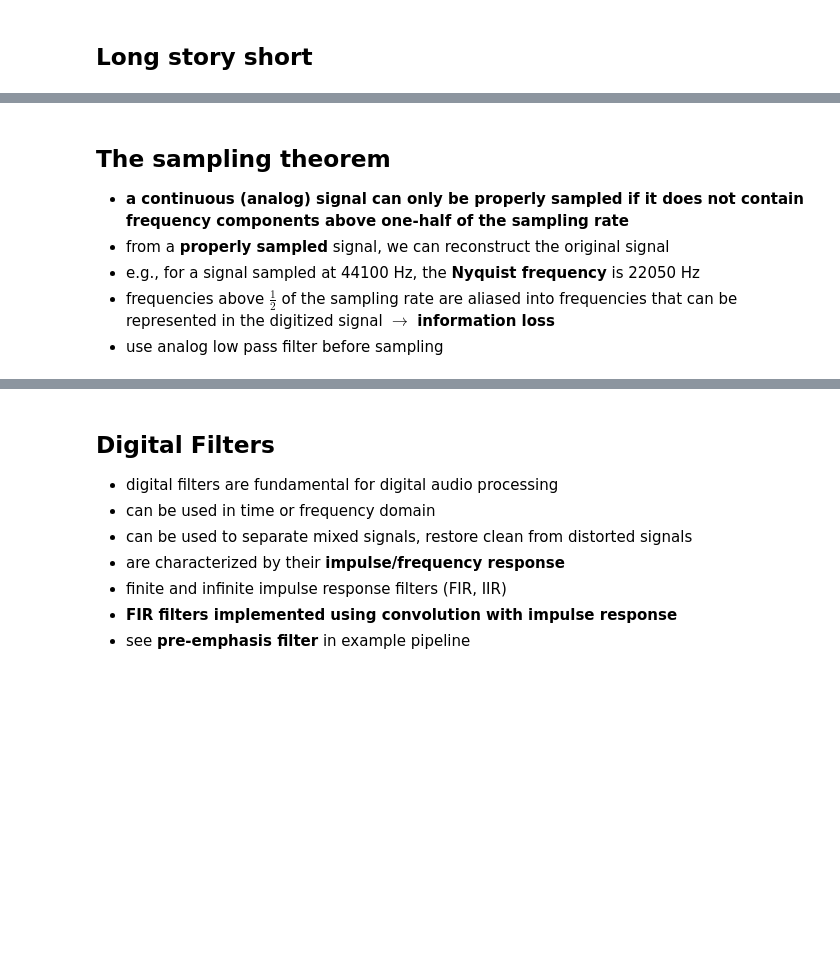
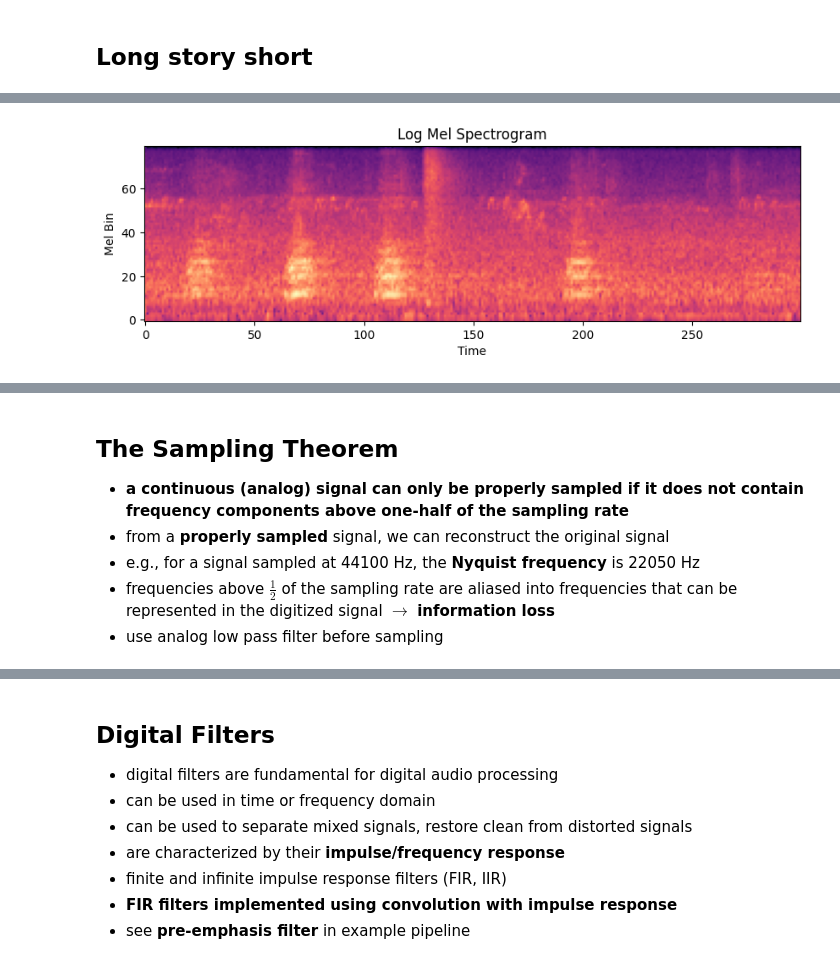
Before and after one commit to fschmid56/malach24, a Jupyter notebook: notebooks/slides.ipynb, the cells around one changed output, grey strips where cells are left out. Cells and saved outputs as stored; diff of their text form; code cells hidden in the pictures; blank space fills up the shorter version.

```diff
--- a/notebooks/slides.ipynb
+++ b/notebooks/slides.ipynb
@@ -152,14 +150,16 @@ LibsndfileError: Error opening '..\\datasets\\example_data\\audio\\dog_bark.wav'
 # %%
 # Convert to dB scale for better visualization
 mel_specgram_db = transforms.AmplitudeToDB()(mel_specgram[:, :, :300])
 
 # Plot the Mel spectrogram
 plt.rcParams['figure.figsize'] = [10, 5]
 plt.imshow(mel_specgram_db[0].numpy(), cmap='magma', origin='lower')
 plt.xlabel('Time')
 plt.ylabel('Mel Bin')
-plt.title('Mel Spectrogram')
+plt.title('Log Mel Spectrogram')
 plt.show()
+# %% [output]
+[figure, added]
 # %% [markdown]
 ## Our Starting Point
 
@@ -172,7 +172,7 @@ plt.show()
 <img src="figs/digitized_signal.png" alt="drawing" width="300"/>
 </center>
 # %% [markdown]
-## The sampling theorem
+## The Sampling Theorem
 
 * **a continuous (analog) signal can only be properly sampled if it does not contain frequency components above one-half of the sampling rate**
 * from a **properly sampled** signal, we can reconstruct the original signal
```
Also changed, not shown: parts of 18 cells of this notebook, 2 other files.
